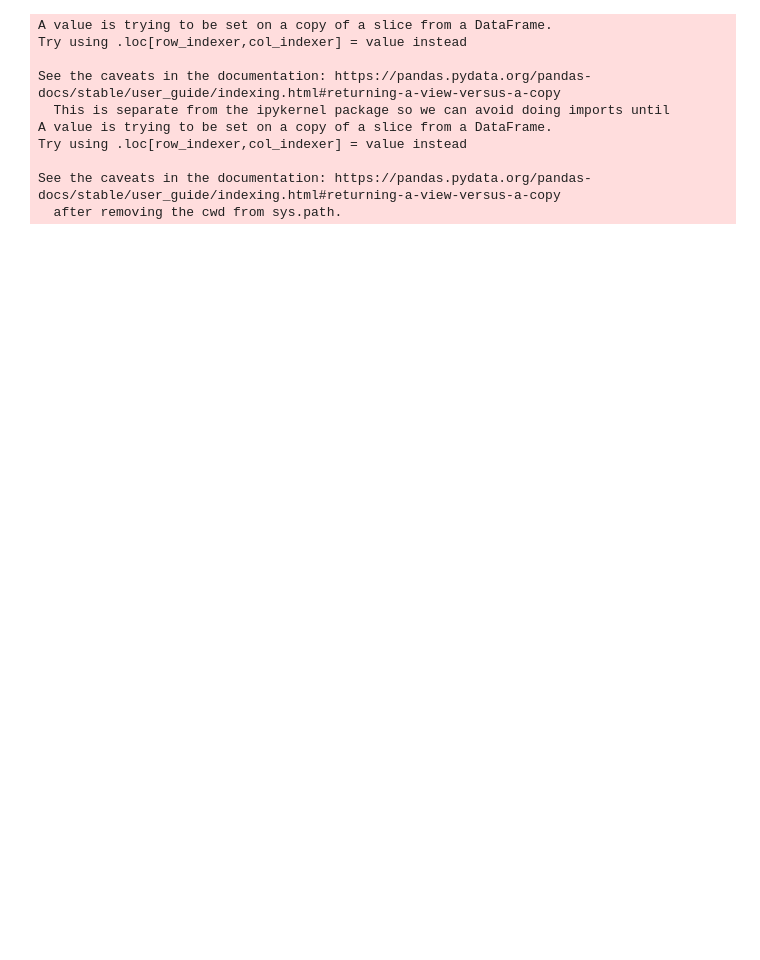
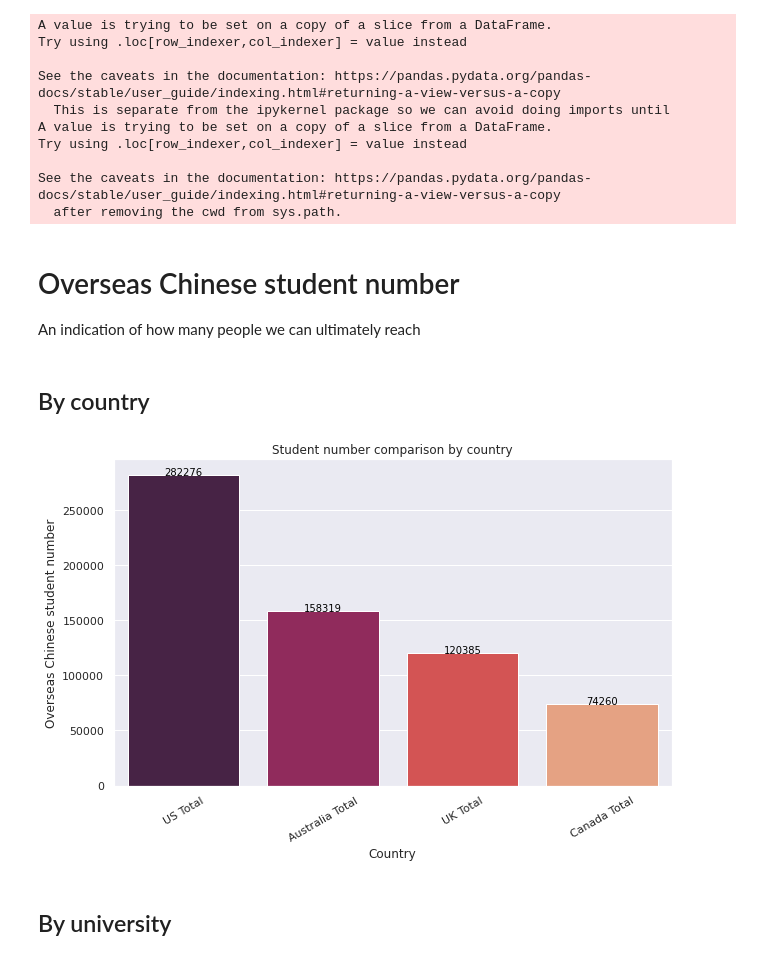
Before and after one commit to AndyYFTao/EA-CLTP-DataAnalysis, a Jupyter notebook: CLTP Guidance Program Data Analysis.ipynb, the cells around one changed output. Cells and saved outputs as stored; diff of their text form; code cells hidden in the pictures; blank space fills up the shorter version.

```diff
--- a/CLTP Guidance Program Data Analysis.ipynb
+++ b/CLTP Guidance Program Data Analysis.ipynb
@@ -48,6 +48,33 @@ pd.plotting.register_matplotlib_converters()
 import matplotlib.pyplot as plt
 %matplotlib inline
 import seaborn as sns
+# %% [markdown]
+# Overseas Chinese student number
+
+
+An indication of how many people we can ultimately reach
+# %% [markdown]
+## By country
+# %%
+sns.set_style('darkgrid')
+
+plt.figure(figsize=(10,6))
+plt.title("Student number comparison by country")
+
+x=chinese_num_s.index[:num_of_country]
+y=chinese_num_s['Overseas Chinese students number'][:num_of_country]
+g = sns.barplot(x=x, y=y, palette="rocket")
+
+plt.ylabel("Overseas Chinese student number")
+plt.xlabel("Country")
+plt.xticks(rotation=30)
+
+for i, v in enumerate(y):
+    g.text(i, v+1, str(v), color='black', ha='center')
+# %% [output]
+[figure, added]
+# %% [markdown]
+## By university
 # %%
 sns.set_style('darkgrid')
 
```
Also changed, not shown: parts of 15 cells of this notebook.
